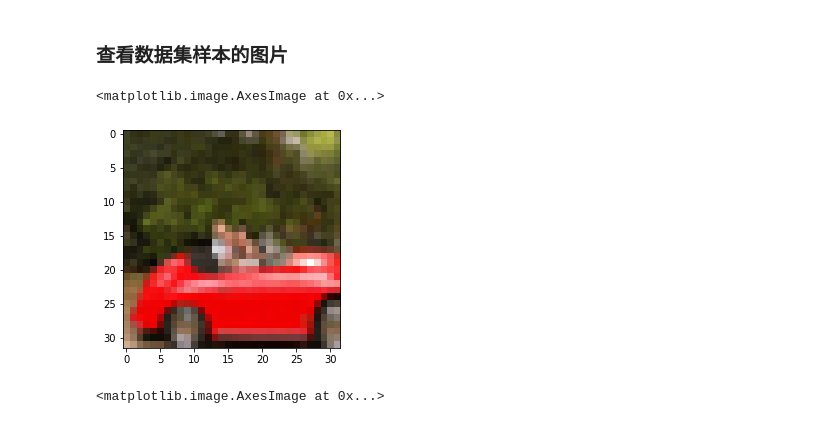
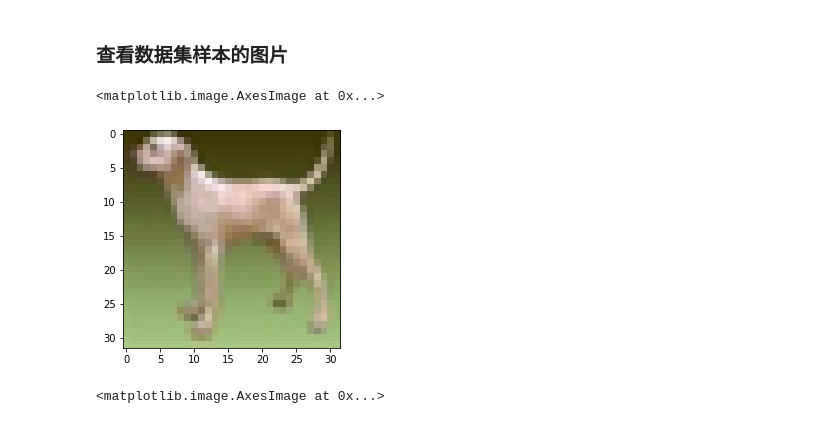
Before and after one commit to wcjb/example, a Jupyter notebook: Tensorflow-GPU.ipynb, the cells around one changed output. Drawn from its saved outputs; the diff is of its cells as text; code cells hidden in the pictures.

```diff
--- a/Tensorflow-GPU.ipynb
+++ b/Tensorflow-GPU.ipynb
@@ -126,7 +130,6 @@ class CIFAR10(object):
 
         x_train,y_train,x_test,y_test = [],[],[],[]
         for tp in tqdm(self.trainpath,desc='Train'):
-
             data,label = self.load_batch(tp)
             x_train.append(data)
             y_train.append(label)
@@ -136,6 +139,8 @@ class CIFAR10(object):
             y_test.append(label)
         x_train,y_train = np.array(x_train).reshape(-1,3,32,32),np.array(y_train).reshape(-1,)
         x_test,y_test = np.array(x_test).reshape(-1,3,32,32),np.array(y_test).reshape(-1,)
+        x_train,x_test = np.rollaxis(x_train, 1,4),np.rollaxis(x_test,1, 4)
+
         return x_train,y_train,x_test,y_test
 # %%
 cif = CIFAR10()
@@ -150,10 +155,10 @@ x_train,y_train,x_test,y_test = cif.cif2data()
 # %%
 import matplotlib.pyplot as plt
 %matplotlib inline
-plt.imshow(train_img[0][100])
+plt.imshow(train_img[0][0])
 # %% [output]
 <matplotlib.image.AxesImage at 0x...>
-[figure, old version]
+[figure, new version]
 # %%
 plt.imshow(test_img[0][0])
 # %% [output]
```
Also changed, not shown: parts of 19 cells of this notebook.
